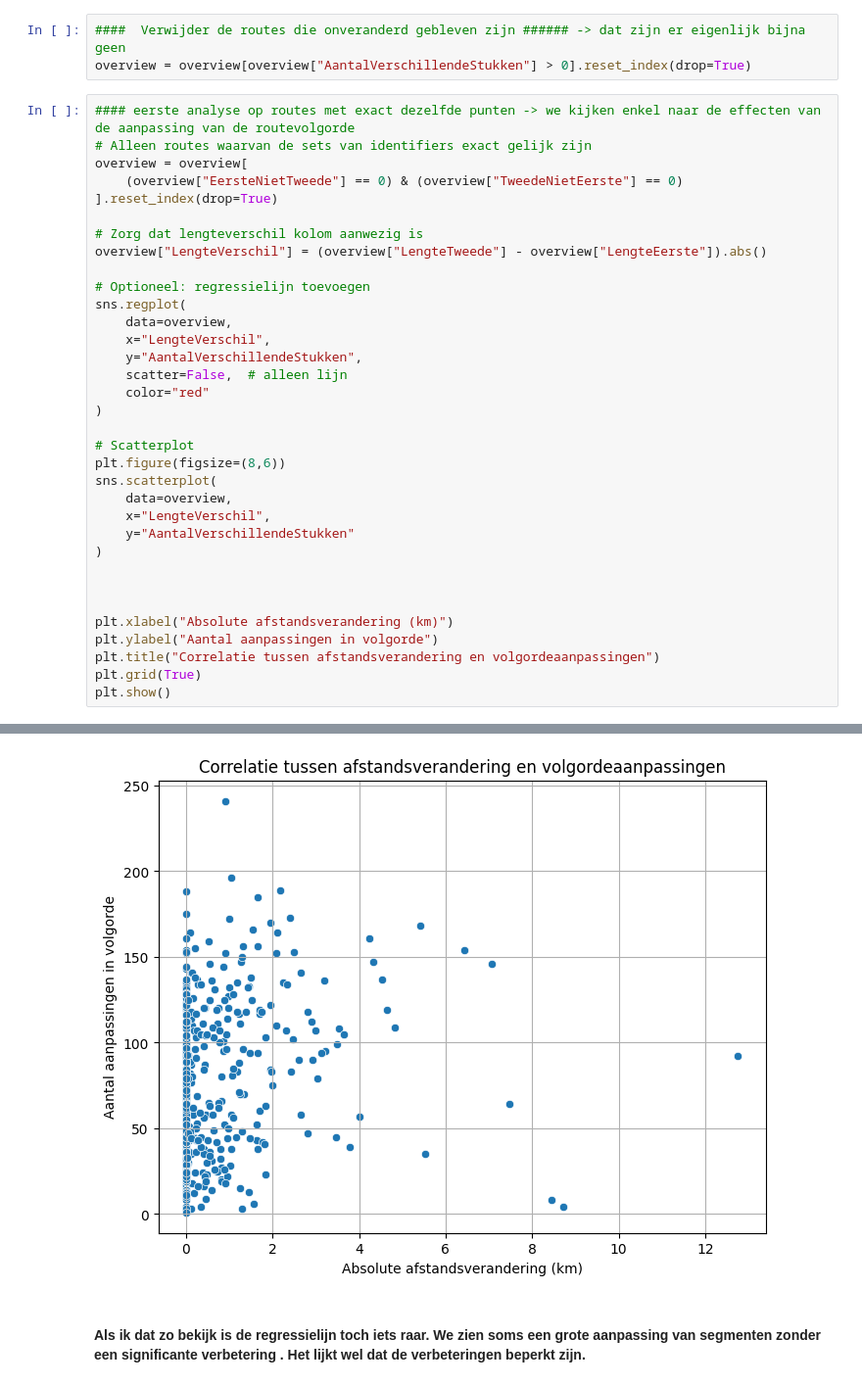
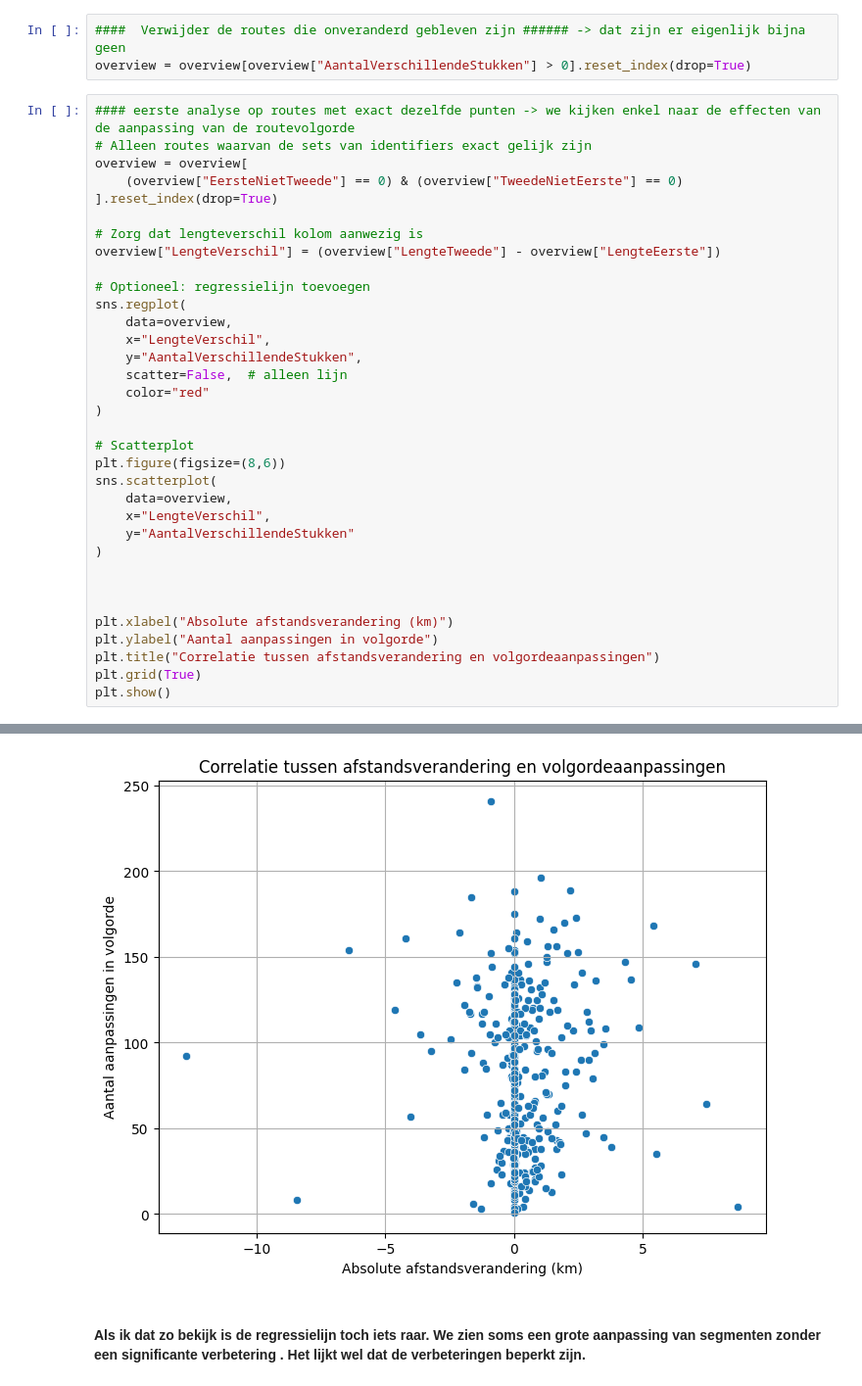
Before and after one commit to kurt253/Project-learning_driver_preferences, a Jupyter notebook: notebooks/AnalysisV2.ipynb, the cells around one changed output, grey strips where cells are left out. Shown at 98% size. Saved outputs shown, nothing was run; the diff lists cells and outputs as text.

```diff
--- a/notebooks/AnalysisV2.ipynb
+++ b/notebooks/AnalysisV2.ipynb
@@ -225,7 +225,7 @@ overview = overview[
 ].reset_index(drop=True)
 
 # Zorg dat lengteverschil kolom aanwezig is
-overview["LengteVerschil"] = (overview["LengteTweede"] - overview["LengteEerste"]).abs()
+overview["LengteVerschil"] = (overview["LengteTweede"] - overview["LengteEerste"])
 
 # Optioneel: regressielijn toevoegen
 sns.regplot(
@@ -256,4 +256,4 @@ plt.show()
-[figure, old version]
+[figure, new version]
 # %% [markdown]
 #### Als ik dat zo bekijk is de regressielijn toch iets raar. We zien soms een grote aanpassing van segmenten zonder een significante verbetering . Het lijkt wel dat de verbeteringen beperkt zijn.
 # %%
```
Also changed, not shown: parts of 2 cells of this notebook.
